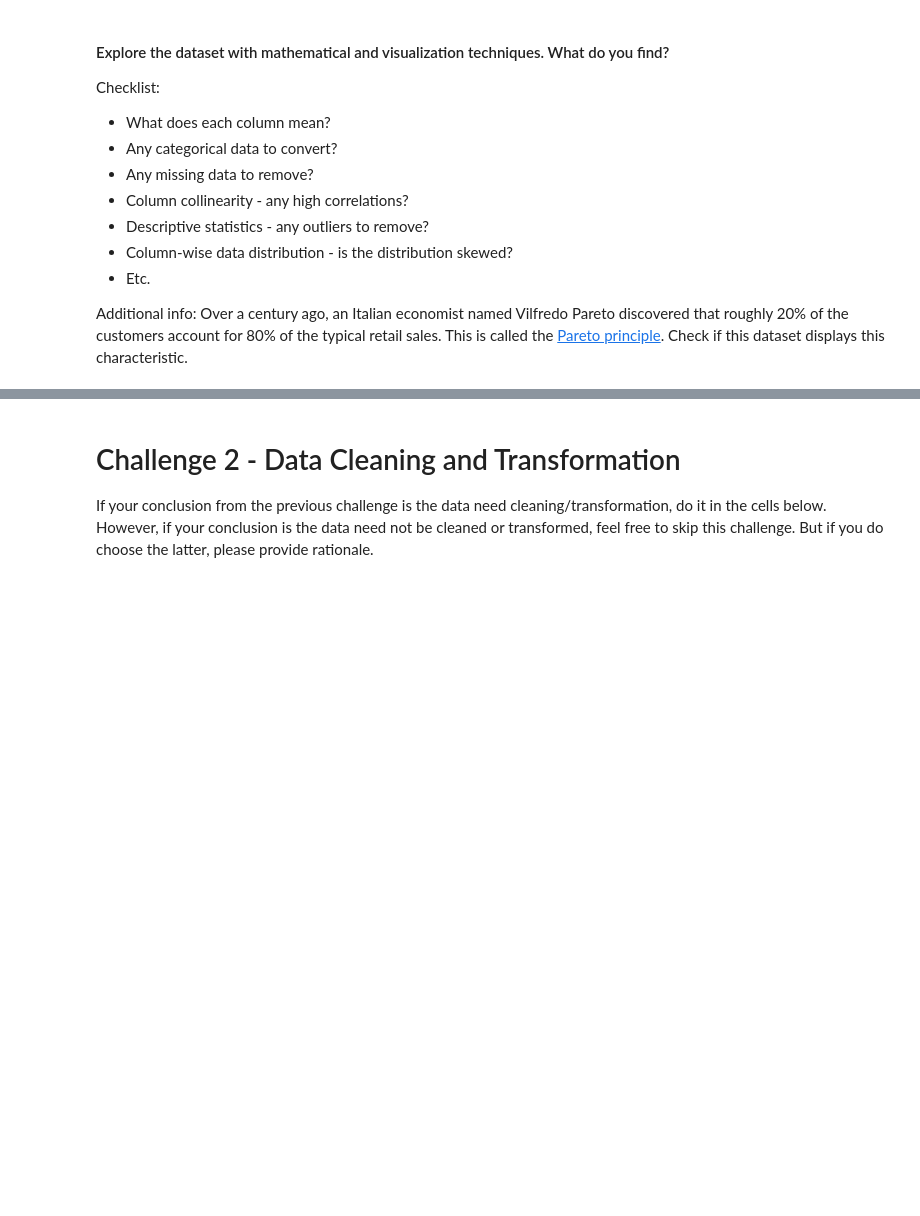
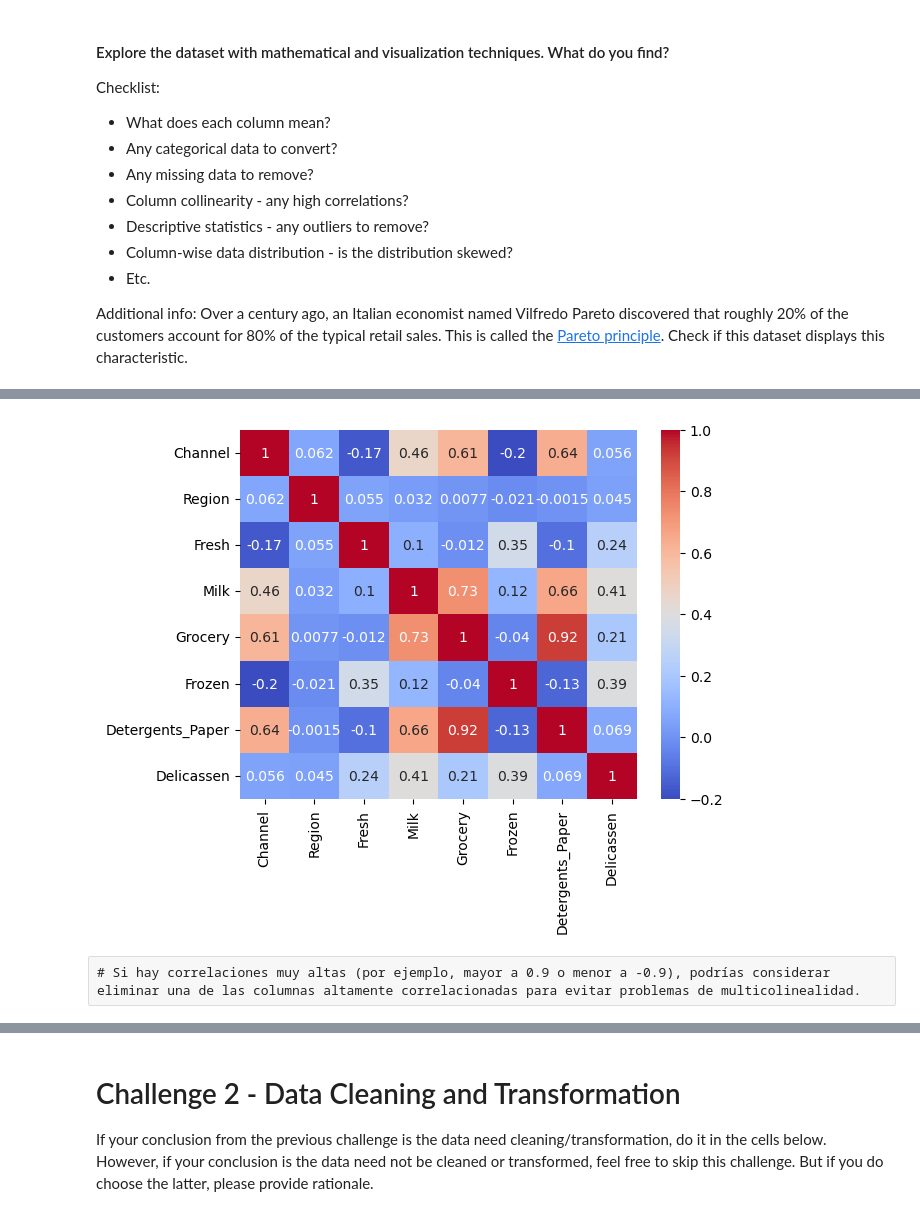
Before and after one commit to Ironhack-Data-Madrid-Octubre-2023/7.4-lab_unsupervised_learning, a Jupyter notebook: your-code/main.ipynb, the cells around one changed output, grey strips where cells are left out. Drawn from its saved outputs; the diff is of its cells as text; code cells hidden in the pictures; blank space fills up the shorter version.

```diff
--- a/your-code/main.ipynb
+++ b/your-code/main.ipynb
@@ -28,4 +26,4 @@ In this lab, we will use a dataset containing information about customer prefere
 The origin of the dataset is [here](https://archive.ics.uci.edu/ml/datasets/wholesale+customers).
 # %%
 # loading the data:
-customers = pd.read_csv('../Wholesale customers data.csv')
+customers = pd.read_csv('../data/Wholesale customers data.csv')
@@ -65,0 +119,3 @@ customers.columns   # se observan las columnas
+# %%
+customers_corr = customers.corr()
+customers_corr
@@ -65,0 +132,7 @@ customers.columns   # se observan las columnas
+# %%
+sns.heatmap(customers_corr, annot=True, cmap='coolwarm')
+plt.show()
+# %% [output]
+[figure, added]
+# %% [raw]
+# Si hay correlaciones muy altas (por ejemplo, mayor a 0.9 o menor a -0.9), podrías considerar eliminar una de las columnas altamente correlacionadas para evitar problemas de multicolinealidad.
```
Also changed, not shown: parts of 34 cells of this notebook.
